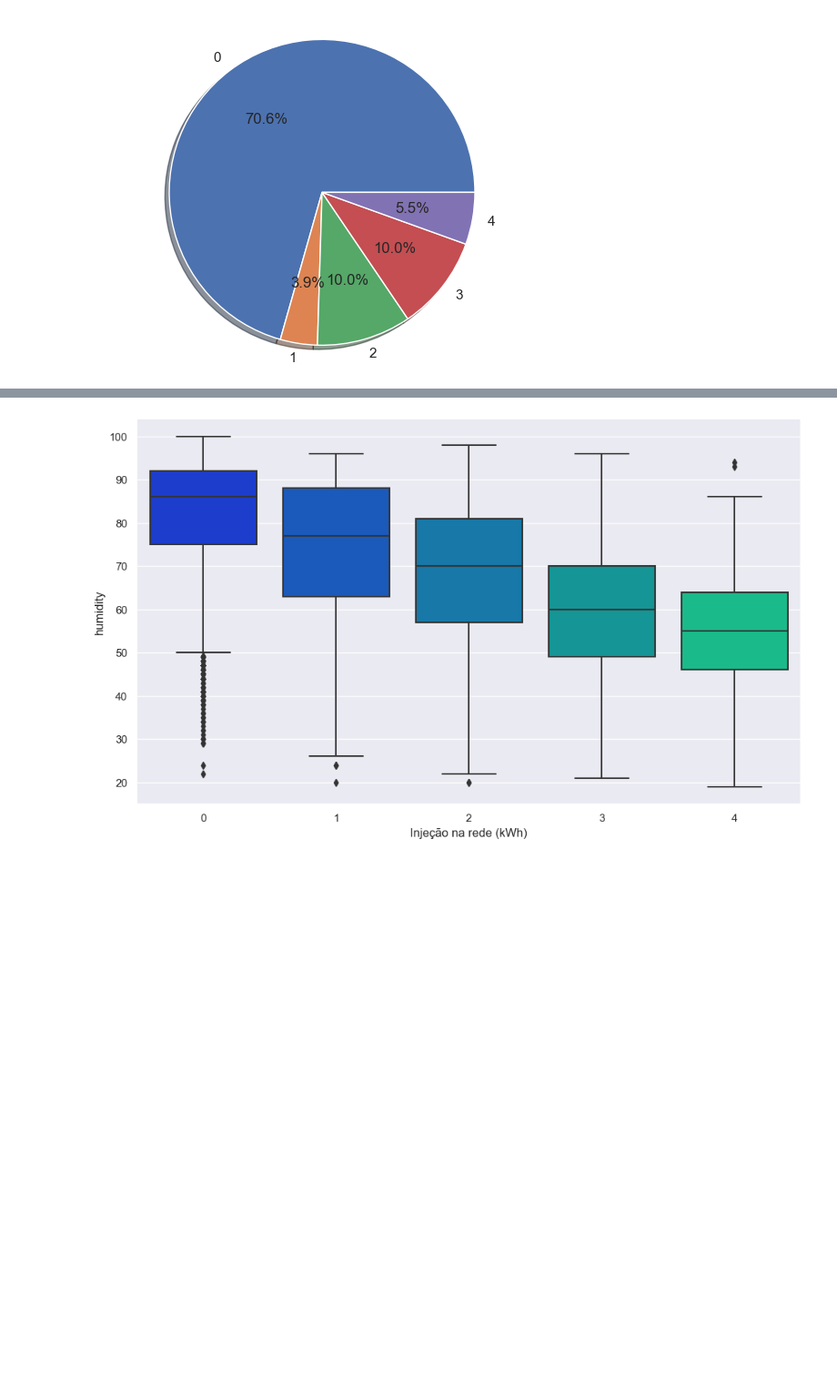
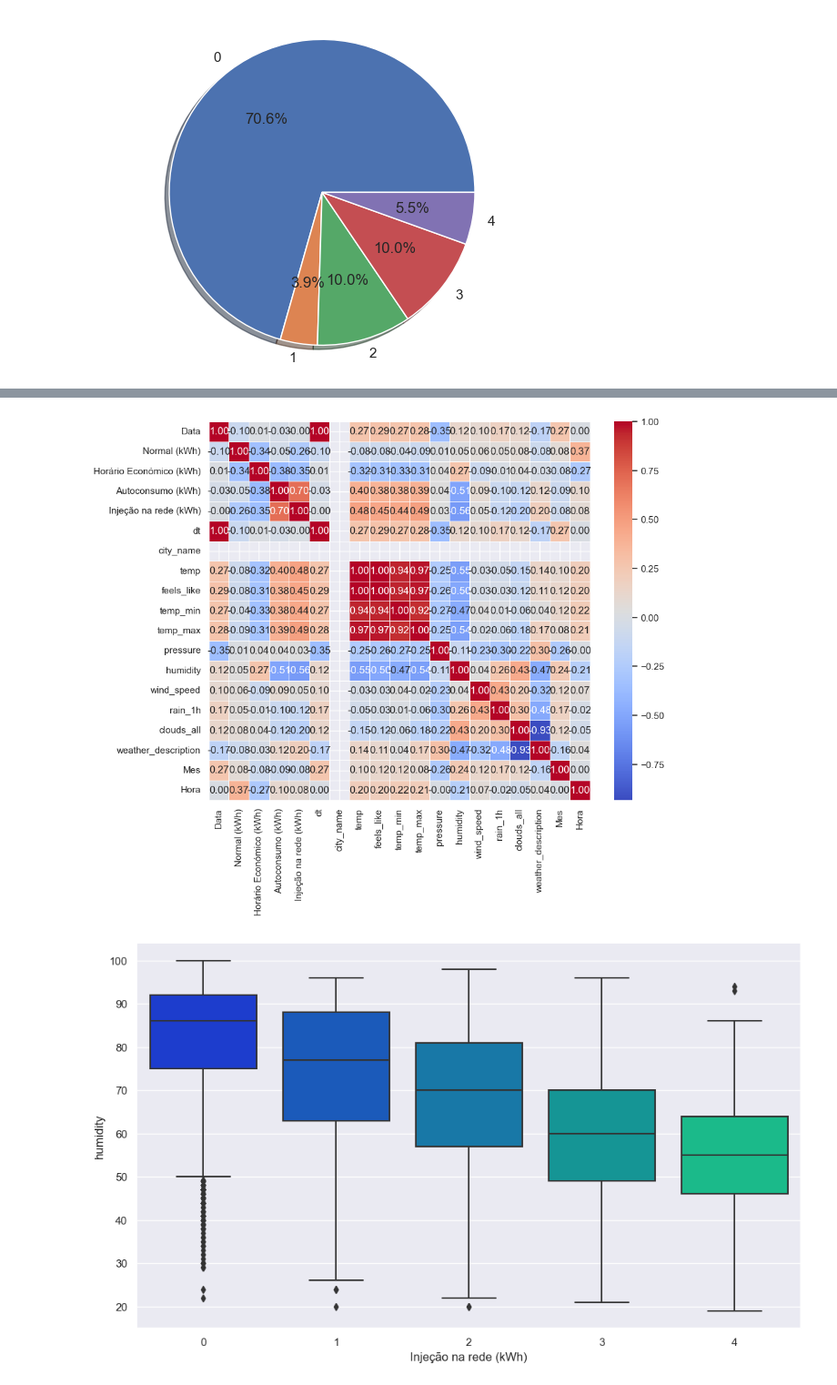
Before and after one commit to JoseBambora/ProjetoDAA, a Jupyter notebook: DatasetCompetition/grupo20_met.ipynb, the cells around one changed output, grey strips where cells are left out. Shown at 91% size. Cells and saved outputs as stored; diff of their text form; code cells hidden in the pictures; blank space fills up the shorter version.

```diff
--- a/DatasetCompetition/grupo20_met.ipynb
+++ b/DatasetCompetition/grupo20_met.ipynb
@@ -319,3 +352,7 @@ matriz_correlacao(data)
+# %%
+matriz_correlacao_num(data_copy)
+# %% [output]
+[figure, added]
 # %%
 caixa_bigodes(data,'Injeção na rede (kWh)','humidity')
 # %% [output]
```
Also changed, not shown: parts of 10 cells of this notebook, 2 other files.
